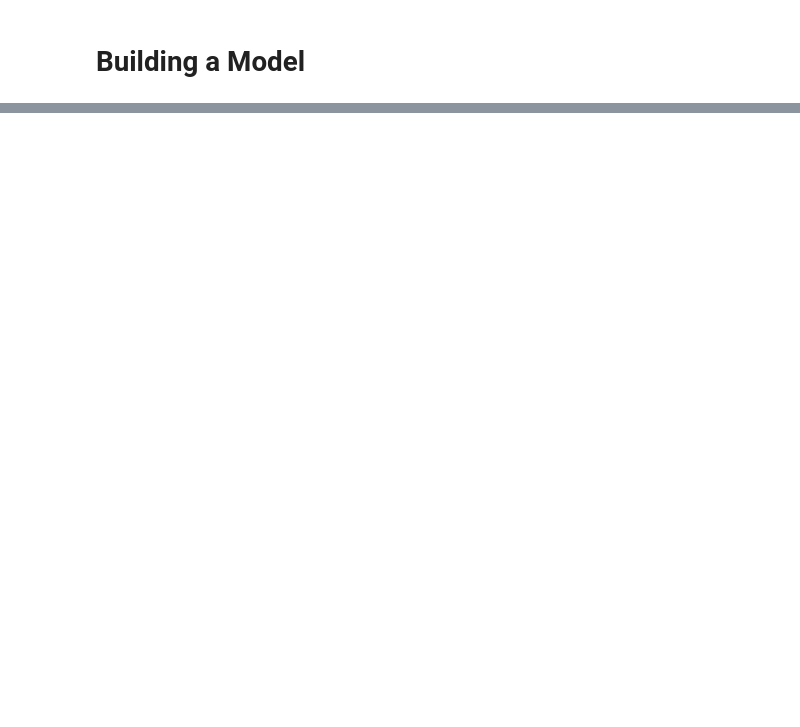
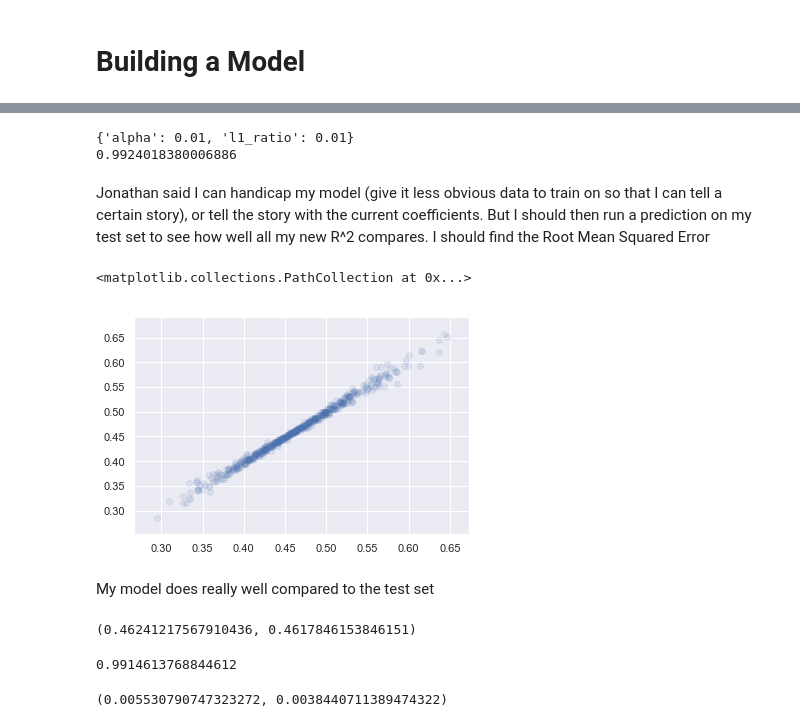
Before and after one commit to Alexandre987/NBA_FG_Prediction, a Jupyter notebook: Project_Luther.ipynb, the cells around one changed output, grey strips where cells are left out. Saved outputs shown, nothing was run; the diff lists cells and outputs as text; code cells hidden in the pictures; blank space fills up the shorter version.

```diff
--- a/Project_Luther.ipynb
+++ b/Project_Luther.ipynb
@@ -936,0 +1180,3 @@ X = df.drop(columns='date', axis = 0)
+# %%
+# Splitting my dataset into train and test sets
+x_train, x_test, y_train, y_test = sklearn.model_selection.train_test_split(X, y, test_size = 0.25, random_state = 42)
@@ -936,0 +1185,8 @@ X = df.drop(columns='date', axis = 0)
+# %%
+# Scaling my values with StandardScaler
+
+scaler = sklearn.preprocessing.StandardScaler()
+
+# Fit and transform on x_train, and transform on x_test
+x_train_scaled = scaler.fit_transform(x_train)
+x_test_scaled = scaler.transform(x_test) # transformed on the training set scaler fit
@@ -936,0 +1215,42 @@ X = df.drop(columns='date', axis = 0)
+# %%
+# Setting up the parameters for the GridSearch to iterate over
+
+alphas = [i/100 for i in range(1,1000)]
+l1_ratios = [i/100 for i in range(1,101)]
+param_grid = [{'alpha': alphas, 'l1_ratio': l1_ratios}]
+# %%
+# NOTE: MODEL FITTING
+
+elastic = GridSearchCV(ElasticNet(alpha=1, l1_ratio=0.5), param_grid, cv=5, scoring='r2')
+
+elastic.fit(x_train_scaled, y_train) # Unclear if I need to normalize y_train as well before passing it in
+# %%
+# The model is very confident according to the below results
+
+print(elastic.best_params_)
+print(elastic.best_score_)
+# %% [output]
+{'alpha': 0.01, 'l1_ratio': 0.01}
+0.9924018380006886
+# %% [markdown]
+Jonathan said I can handicap my model (give it less obvious data to train on so that I can tell a certain story), or tell the story with the current coefficients. But I should then run a prediction on my test set to see how well all my new R^2 compares. I should find the Root Mean Squared Error
+# %%
+# Running test set predictions with my model that I will compare with y_test's actual values
+
+test_set_pred = elastic.predict(x_test_scaled)
+
+plt.scatter(test_set_pred, y_test, alpha = 0.1)
+# %% [output]
+<matplotlib.collections.PathCollection at 0x...>
+[figure, added]
+# %% [markdown]
+My model does really well compared to the test set
+# %%
+np.mean(test_set_pred), np.mean(y_test)
+# %% [output]
+(0.46241217567910436, 0.4617846153846151)
+# %%
+r2_score(test_set_pred, y_test)
+# My r^2 here is really really good
+# %% [output]
+0.9914613768844612
@@ -936,0 +1271,4 @@ X = df.drop(columns='date', axis = 0)
+# %%
+rmse(test_set_pred, y_test), mae(test_set_pred, y_test)
+# %% [output]
+(0.005530790747323272, 0.0038440711389474322)
```
Also changed, not shown: parts of 48 cells of this notebook, 2 other files.
